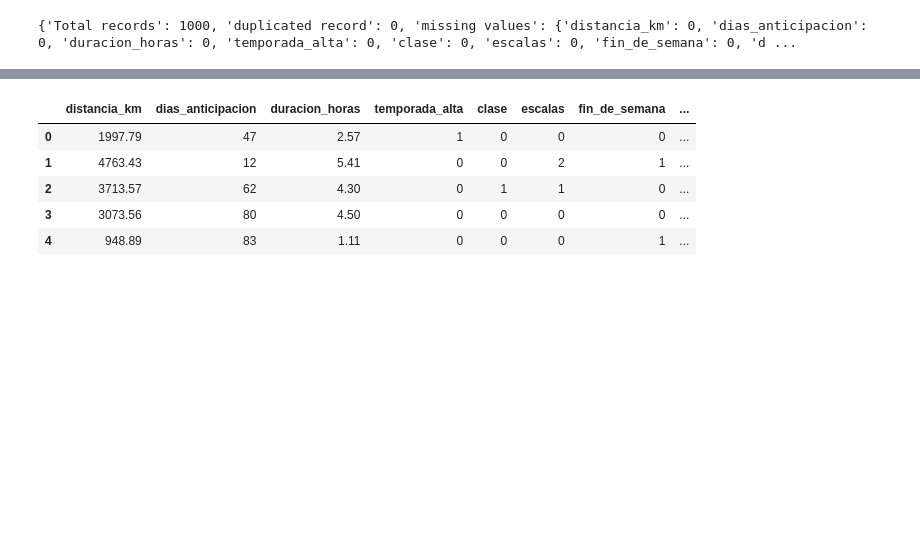
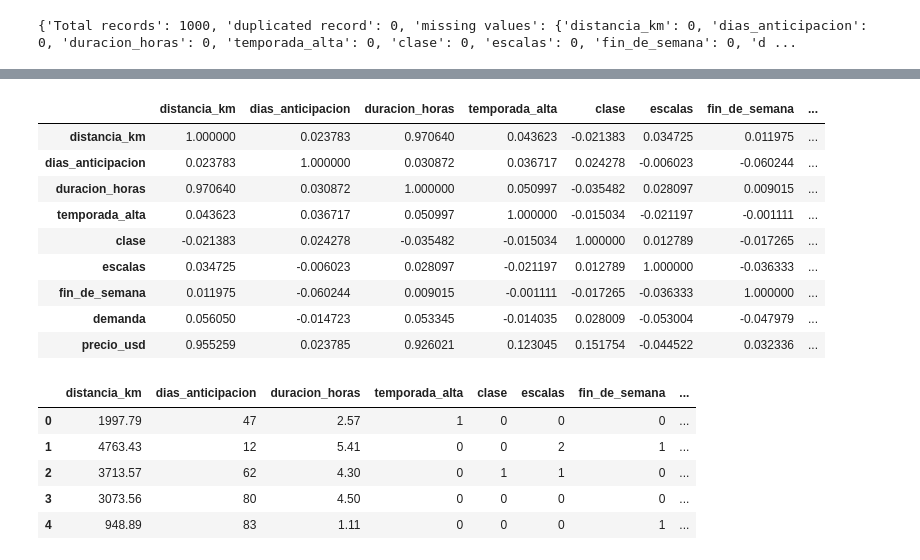
Before and after one commit to jeronimov10/Aprendizaje-en-maquina, a Jupyter notebook: ML/ML.ipynb, the cells around one changed output, grey strips where cells are left out. Saved outputs shown, nothing was run; the diff lists cells and outputs as text; code cells hidden in the pictures; blank space fills up the shorter version.

```diff
--- a/ML/ML.ipynb
+++ b/ML/ML.ipynb
@@ -31,3 +47,16 @@ print(data_quality_report(df))
+# %%
+df.corr()
+# %% [output]
+|  | distancia_km | dias_anticipacion | duracion_horas | temporada_alta | clase | escalas | fin_de_semana | ... |
+| distancia_km | 1.000000 | 0.023783 | 0.970640 | 0.043623 | -0.021383 | 0.034725 | 0.011975 | ... |
+| dias_anticipacion | 0.023783 | 1.000000 | 0.030872 | 0.036717 | 0.024278 | -0.006023 | -0.060244 | ... |
+| duracion_horas | 0.970640 | 0.030872 | 1.000000 | 0.050997 | -0.035482 | 0.028097 | 0.009015 | ... |
+| temporada_alta | 0.043623 | 0.036717 | 0.050997 | 1.000000 | -0.015034 | -0.021197 | -0.001111 | ... |
+| clase | -0.021383 | 0.024278 | -0.035482 | -0.015034 | 1.000000 | 0.012789 | -0.017265 | ... |
+| escalas | 0.034725 | -0.006023 | 0.028097 | -0.021197 | 0.012789 | 1.000000 | -0.036333 | ... |
+| fin_de_semana | 0.011975 | -0.060244 | 0.009015 | -0.001111 | -0.017265 | -0.036333 | 1.000000 | ... |
+| demanda | 0.056050 | -0.014723 | 0.053345 | -0.014035 | 0.028009 | -0.053004 | -0.047979 | ... |
+| precio_usd | 0.955259 | 0.023785 | 0.926021 | 0.123045 | 0.151754 | -0.044522 | 0.032336 | ... |
 # %%
 df.head()
 # %% [output]
```
Also changed, not shown: parts of 2 cells of this notebook, 1 other file.
